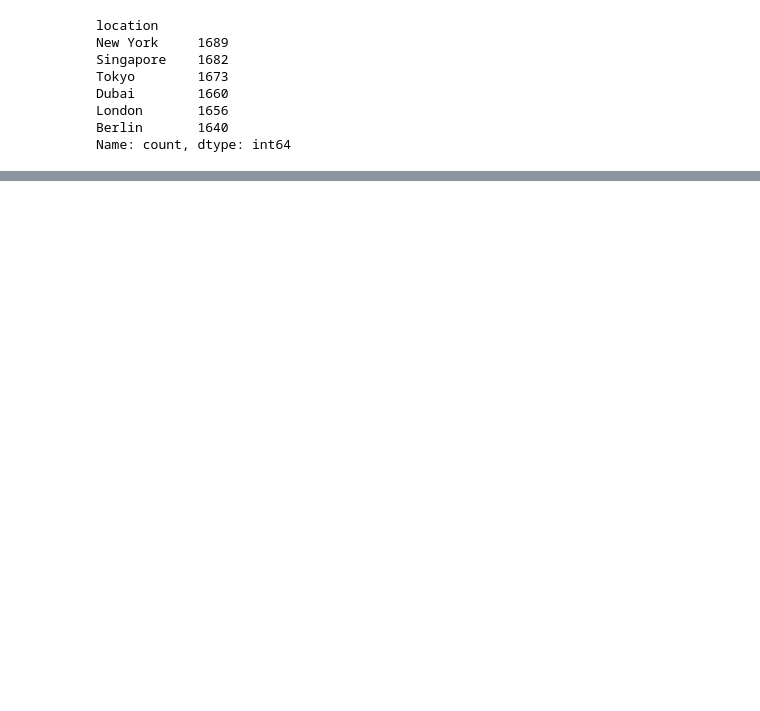
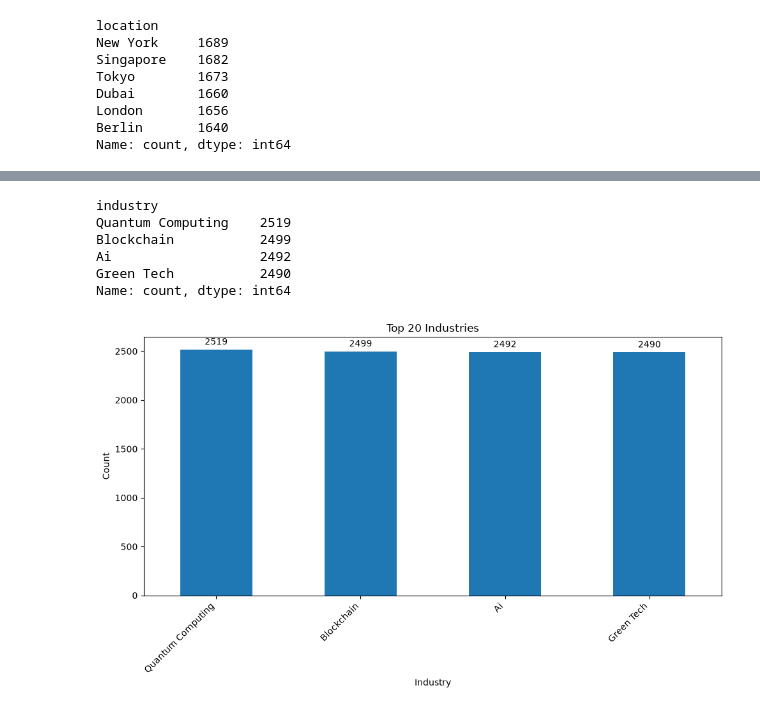
Before and after one commit to mohak201/AI-Workflow-Intelligence-, a Jupyter notebook: notebooks/stage2_eda.ipynb, the cells around one changed output, grey strips where cells are left out. Saved outputs shown, nothing was run; the diff lists cells and outputs as text; code cells hidden in the pictures; blank space fills up the shorter version.

```diff
--- a/notebooks/stage2_eda.ipynb
+++ b/notebooks/stage2_eda.ipynb
@@ -278,3 +305,34 @@ jobs_df.head(5)
 | 2 | 3 | Quantum Researcher | Quantum Computing | Tokyo | 182081 | linear algebra, qiskit | No | Medium | ... |
 | 3 | 4 | Sustainability Analyst | Green Tech | Singapore | 113822 | climate data analysis, energy mod... | No | Large | ... |
 | 4 | 5 | Smart Contract Engineer | Blockchain | London | 92575 | rust, solidity | Yes | Small | ... |
+# %%
+top_industries = jobs_df["industry"].value_counts()
+top_industries.head(20)
+# %% [output]
+industry
+Quantum Computing    2519
+Blockchain           2499
+Ai                   2492
+Green Tech           2490
+Name: count, dtype: int64
+# %%
+import matplotlib.pyplot as plt
+
+lb = top_industries.head(20).plot(kind="bar",figsize=(10,6))
+lb.bar_label(lb.containers[0], padding=3)
+
+plt.xlabel("Industry")
+plt.ylabel("Count")
+plt.title("Top 20 Industries")
+plt.xticks(rotation=45, ha="right")
+
+plt.savefig(
+    "../outputs/charts/Industries.png",
+    dpi=300,
+    bbox_inches="tight"
+)
+
+plt.tight_layout()
+plt.show()
+# %% [output]
+[figure, added]
```
Also changed, not shown: parts of 8 cells of this notebook, 8 other files.
